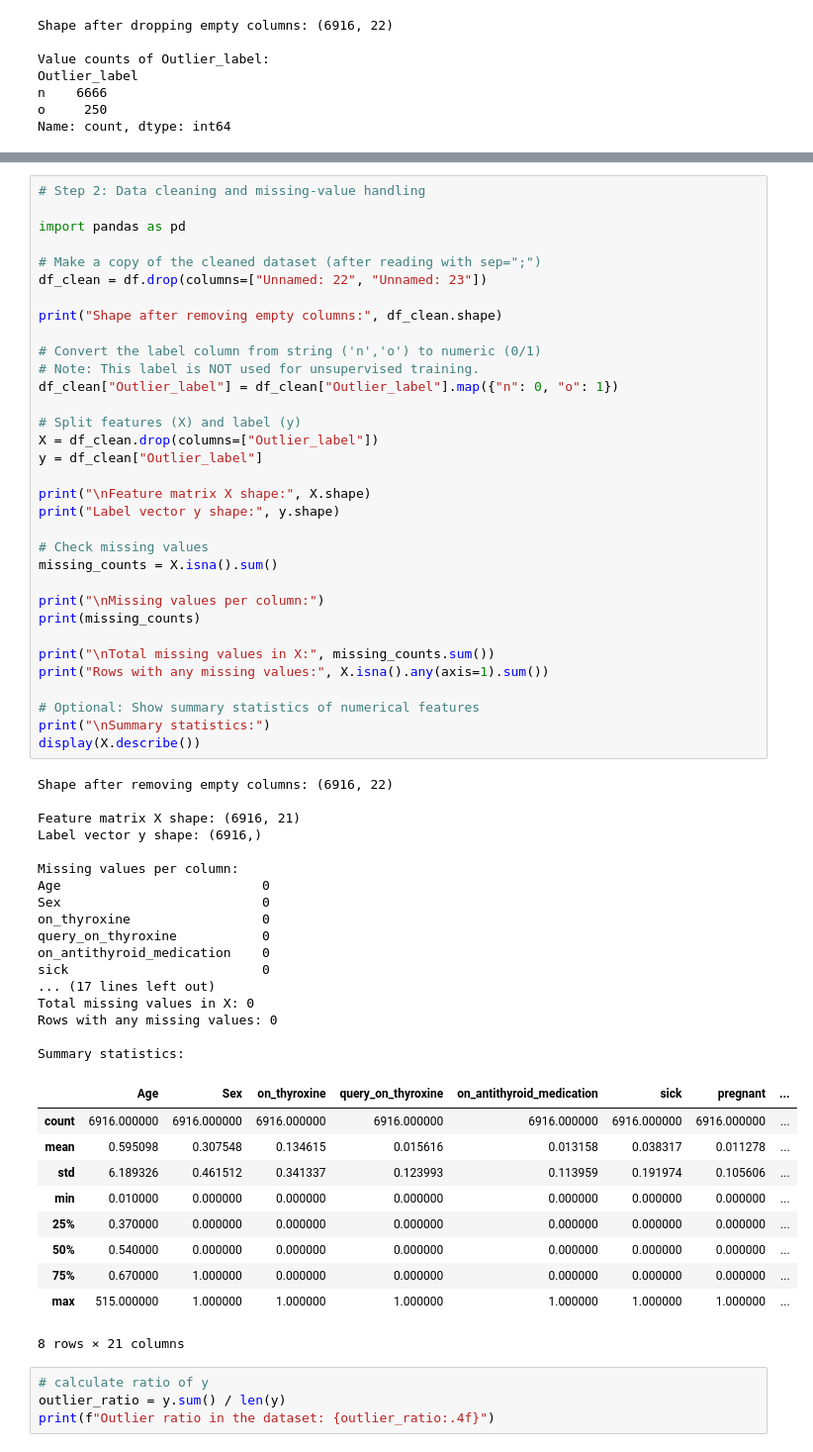
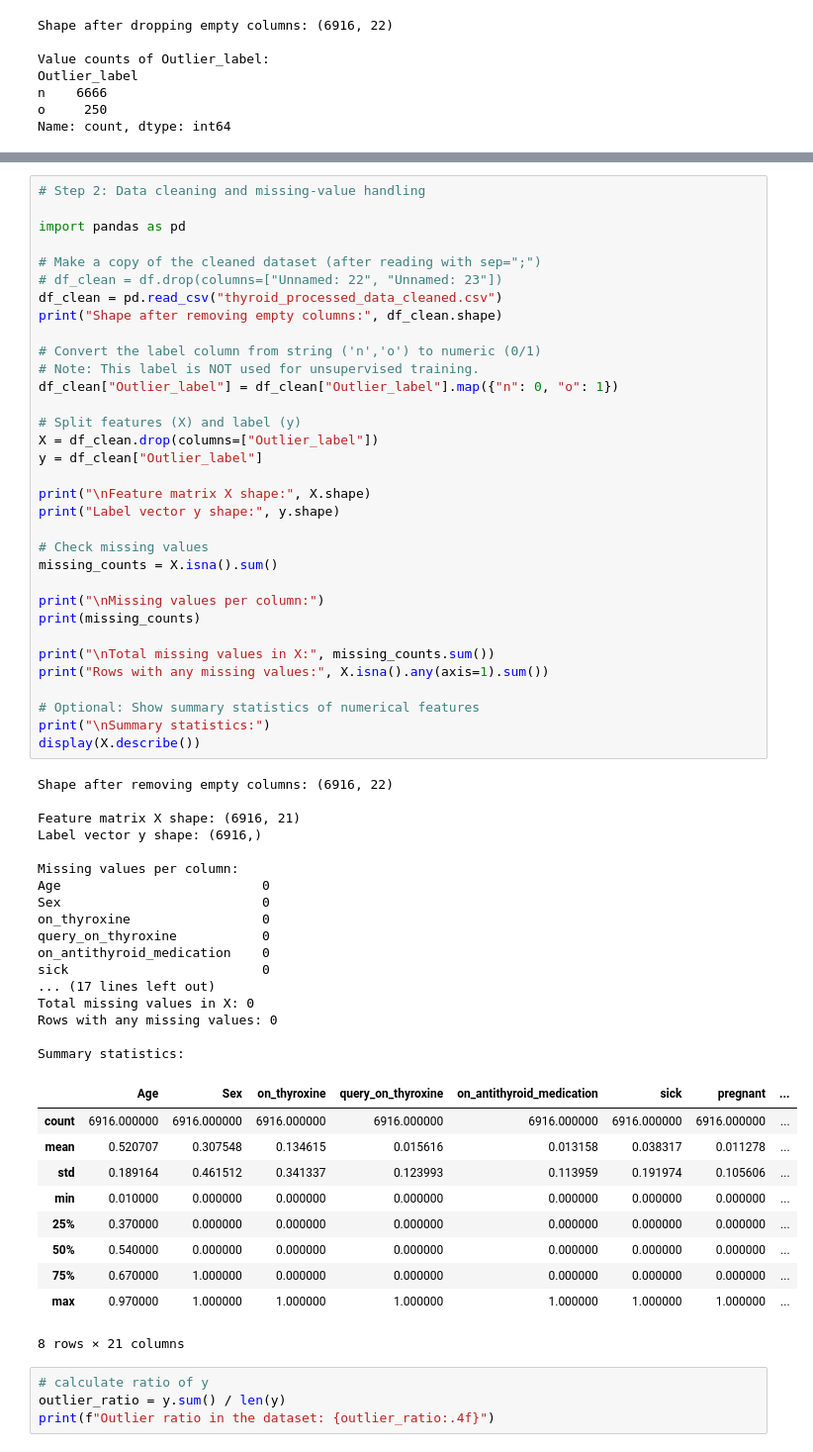
Before and after one commit to feng123liang/project, a Jupyter notebook: project.ipynb, the cells around one changed output, grey strips where cells are left out. Shown at 99% size. Drawn from its saved outputs; the diff is of its cells as text.

```diff
--- a/project.ipynb
+++ b/project.ipynb
@@ -160,8 +165,8 @@ Name: count, dtype: int64
 import pandas as pd
 
 # Make a copy of the cleaned dataset (after reading with sep=";")
-df_clean = df.drop(columns=["Unnamed: 22", "Unnamed: 23"])
-
+# df_clean = df.drop(columns=["Unnamed: 22", "Unnamed: 23"])
+df_clean = pd.read_csv("thyroid_processed_data_cleaned.csv")
 print("Shape after removing empty columns:", df_clean.shape)
 
 # Convert the label column from string ('n','o') to numeric (0/1)
@@ -180,40 +185,40 @@ missing_counts = X.isna().sum()
 
 print("\nMissing values per column:")
 print(missing_counts)
 
 print("\nTotal missing values in X:", missing_counts.sum())
 print("Rows with any missing values:", X.isna().any(axis=1).sum())
 
 # Optional: Show summary statistics of numerical features
 print("\nSummary statistics:")
 display(X.describe())
 # %% [output]
 Shape after removing empty columns: (6916, 22)
 
 Feature matrix X shape: (6916, 21)
 Label vector y shape: (6916,)
 
 Missing values per column:
 Age                          0
 Sex                          0
 on_thyroxine                 0
 query_on_thyroxine           0
 on_antithyroid_medication    0
 sick                         0
 ... (17 lines left out)
 Total missing values in X: 0
 Rows with any missing values: 0
 
 Summary statistics:
 |  | Age | Sex | on_thyroxine | query_on_thyroxine | on_antithyroid_medication | sick | pregnant | ... |
 | count | 6916.000000 | 6916.000000 | 6916.000000 | 6916.000000 | 6916.000000 | 6916.000000 | 6916.000000 | ... |
-| mean | 0.595098 | 0.307548 | 0.134615 | 0.015616 | 0.013158 | 0.038317 | 0.011278 | ... |
-| std | 6.189326 | 0.461512 | 0.341337 | 0.123993 | 0.113959 | 0.191974 | 0.105606 | ... |
+| mean | 0.520707 | 0.307548 | 0.134615 | 0.015616 | 0.013158 | 0.038317 | 0.011278 | ... |
+| std | 0.189164 | 0.461512 | 0.341337 | 0.123993 | 0.113959 | 0.191974 | 0.105606 | ... |
 | min | 0.010000 | 0.000000 | 0.000000 | 0.000000 | 0.000000 | 0.000000 | 0.000000 | ... |
 | 25% | 0.370000 | 0.000000 | 0.000000 | 0.000000 | 0.000000 | 0.000000 | 0.000000 | ... |
 | 50% | 0.540000 | 0.000000 | 0.000000 | 0.000000 | 0.000000 | 0.000000 | 0.000000 | ... |
 | 75% | 0.670000 | 1.000000 | 0.000000 | 0.000000 | 0.000000 | 0.000000 | 0.000000 | ... |
-| max | 515.000000 | 1.000000 | 1.000000 | 1.000000 | 1.000000 | 1.000000 | 1.000000 | ... |
+| max | 0.970000 | 1.000000 | 1.000000 | 1.000000 | 1.000000 | 1.000000 | 1.000000 | ... |
 8 rows × 21 columns
 # %%
 # calculate ratio of y
```
Also changed, not shown: parts of 25 cells of this notebook, 4 other files.
